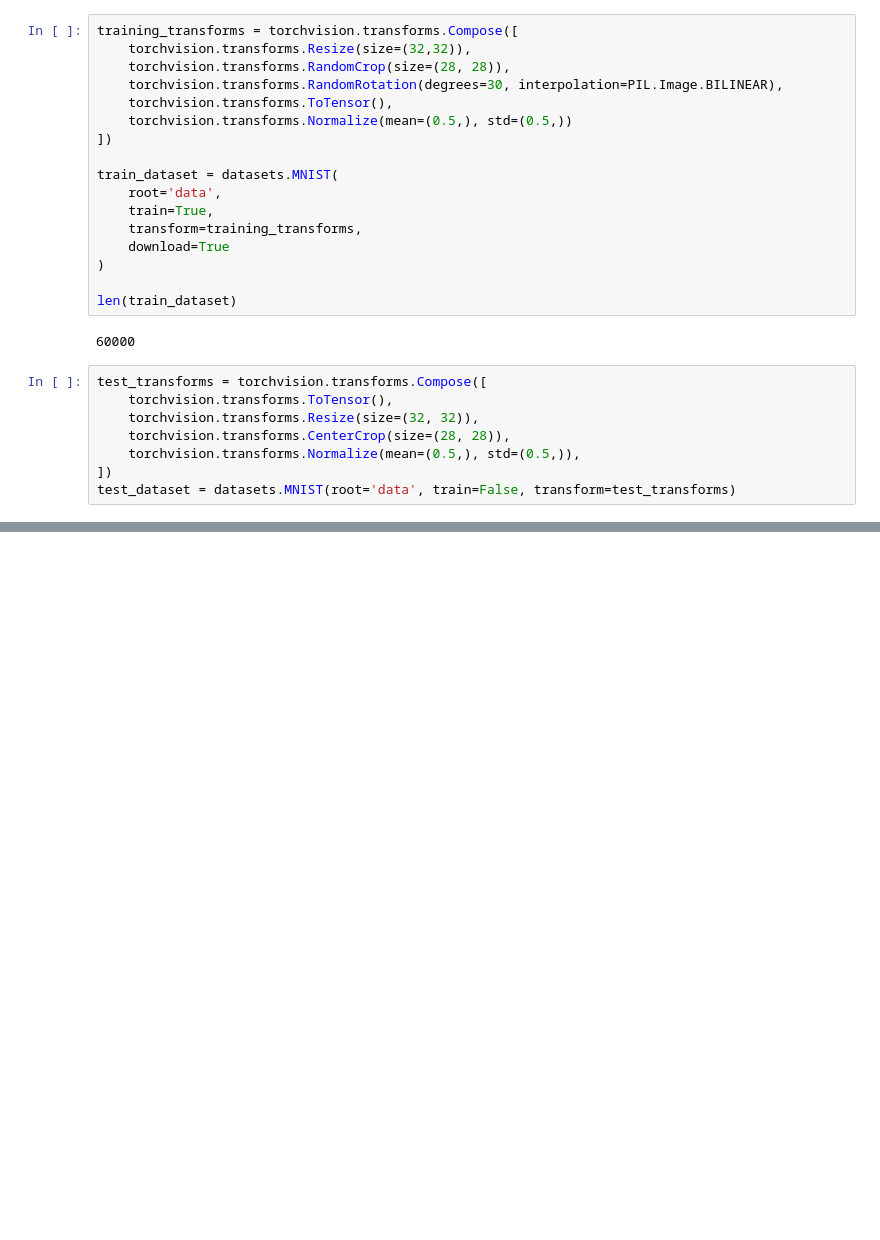
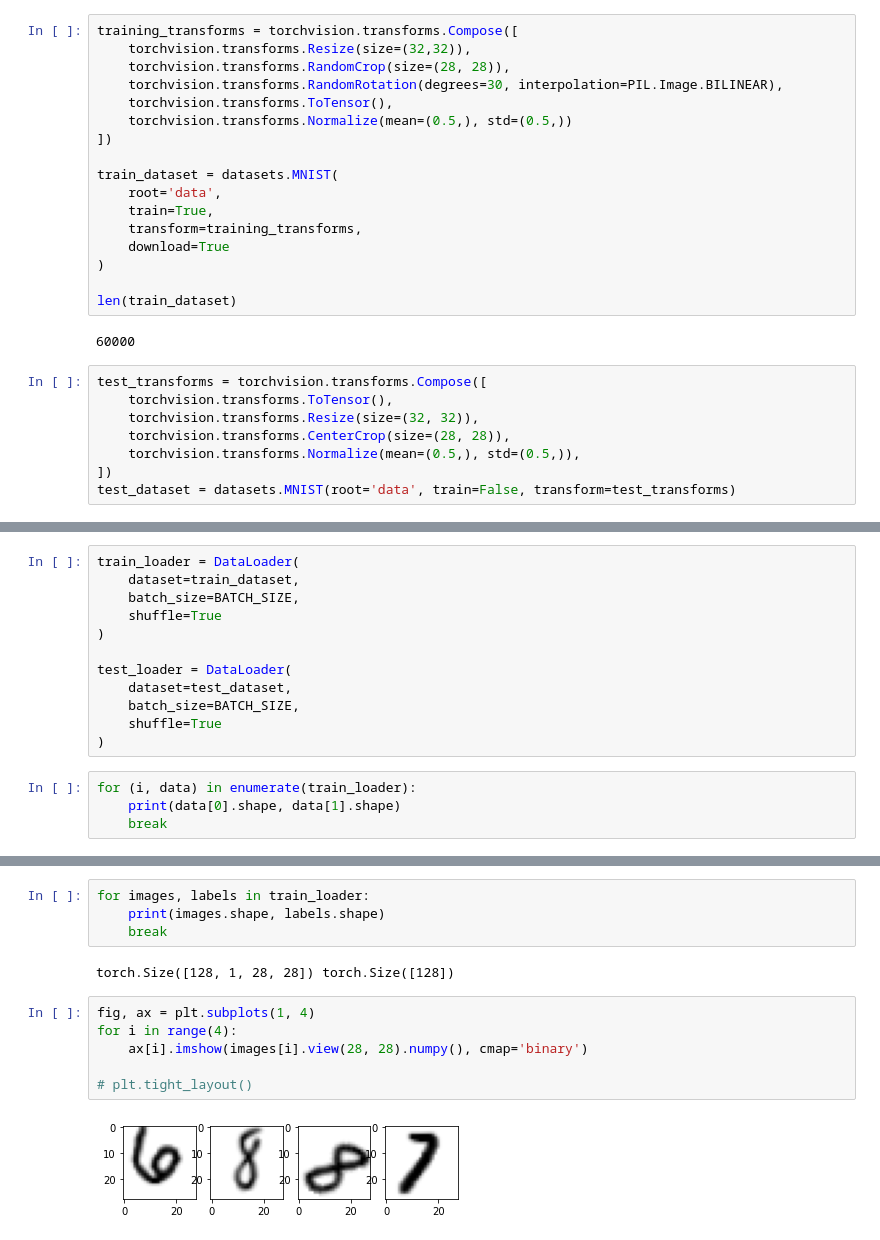
Before and after one commit to hitkumar/gen-ai, a Jupyter notebook: models/stats453_rascha/data-augment.ipynb, the cells around one changed output, grey strips where cells are left out. Drawn from its saved outputs; the diff is of its cells as text; blank space fills up the shorter version.

```diff
--- a/models/stats453_rascha/data-augment.ipynb
+++ b/models/stats453_rascha/data-augment.ipynb
@@ -44,0 +47,16 @@ test_transforms
+# %%
+train_loader = DataLoader(
+    dataset=train_dataset,
+    batch_size=BATCH_SIZE,
+    shuffle=True
+)
+
+test_loader = DataLoader(
+    dataset=test_dataset,
+    batch_size=BATCH_SIZE,
+    shuffle=True
+)
+# %%
+for (i, data) in enumerate(train_loader):
+    print(data[0].shape, data[1].shape)
+    break
@@ -44,0 +70,14 @@ test_transforms
+# %%
+for images, labels in train_loader:
+    print(images.shape, labels.shape)
+    break
+# %% [output]
+torch.Size([128, 1, 28, 28]) torch.Size([128])
+# %%
+fig, ax = plt.subplots(1, 4)
+for i in range(4):
+    ax[i].imshow(images[i].view(28, 28).numpy(), cmap='binary')
+
+# plt.tight_layout()
+# %% [output]
+[figure, added]
```
Also changed, not shown: parts of 7 cells of this notebook.
